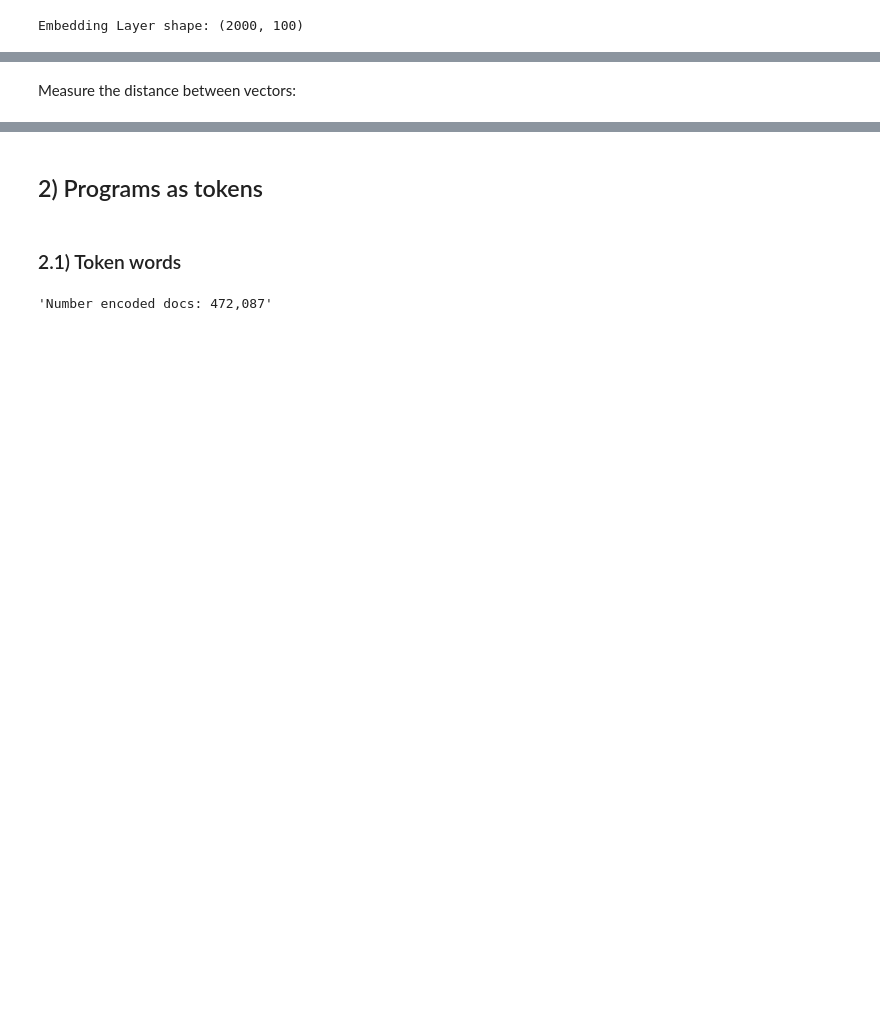
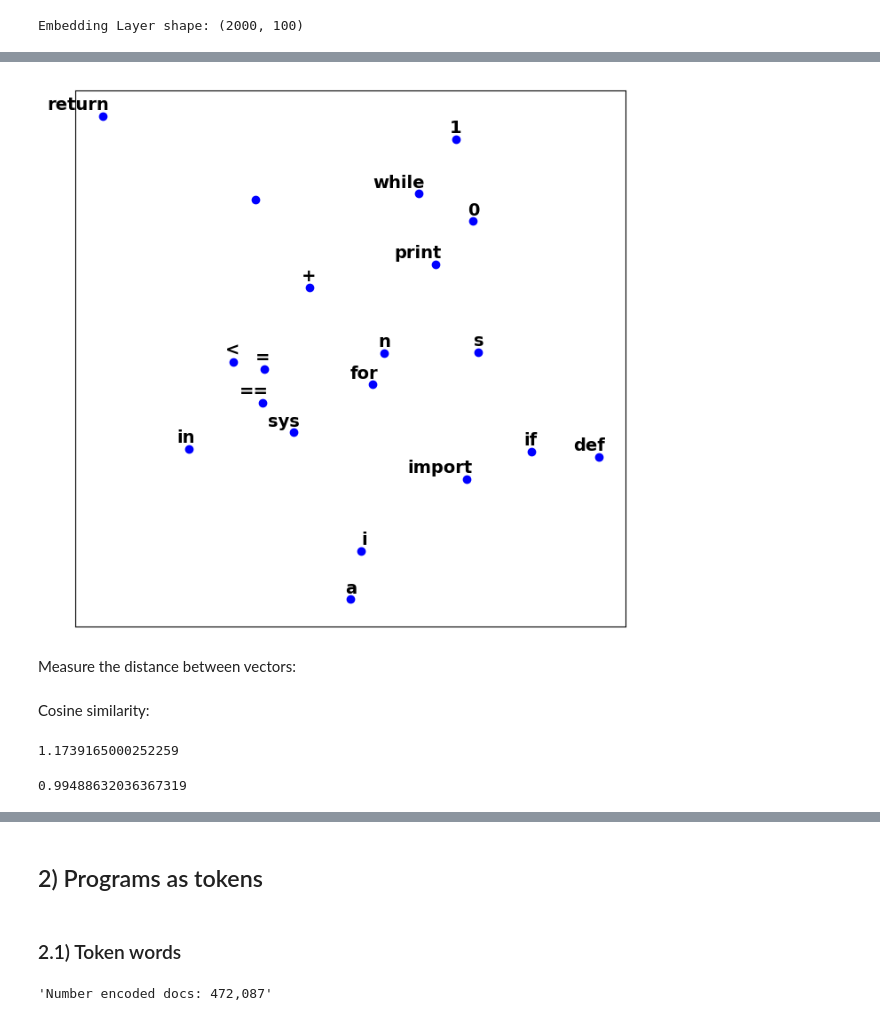
Before and after one commit to dazcona/user2code2vec, a Jupyter notebook: code2vec Embeddings.ipynb, the cells around one changed output, grey strips where cells are left out. Cells and saved outputs as stored; diff of their text form; code cells hidden in the pictures; blank space fills up the shorter version.

```diff
--- a/code2vec Embeddings.ipynb
+++ b/code2vec Embeddings.ipynb
@@ -400,3 +385,7 @@ plot_embeddings(pca, id_to_word, top_words, figsize=(18, 18))
+# %%
+plot_embeddings(pca, id_to_word, get_top_words(word_t, 20))
+# %% [output]
+[figure, added]
 # %% [markdown]
 Measure the distance between vectors:
 # %%
@@ -413,0 +403,10 @@ def get_vector_cosine_distance(embeddings, word1, word2):
+# %% [markdown]
+Cosine similarity:
+# %%
+get_vector_cosine_distance(embeddings, word_t, '<', '>')
+# %% [output]
+1.1739165000252259
+# %%
+get_vector_cosine_distance(embeddings, word_t, 'elif', 'else:')
+# %% [output]
+0.99488632036367319
```
Also changed, not shown: parts of 89 cells of this notebook, 1 other file.
